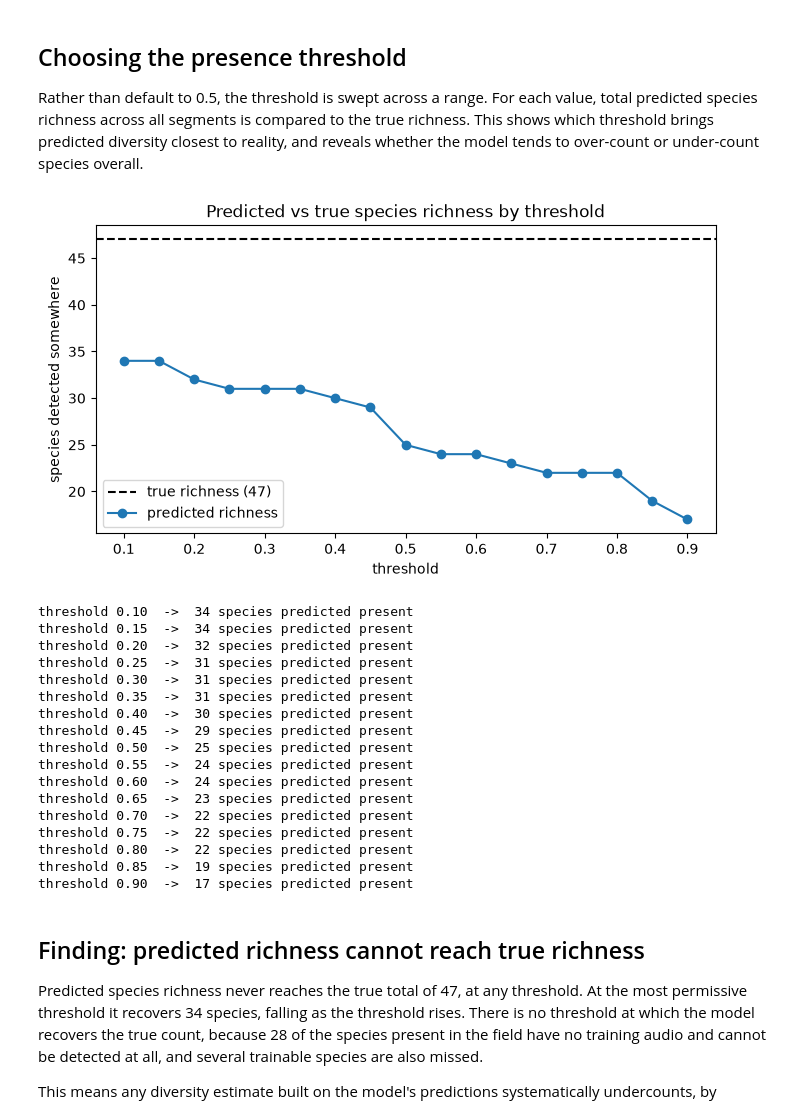
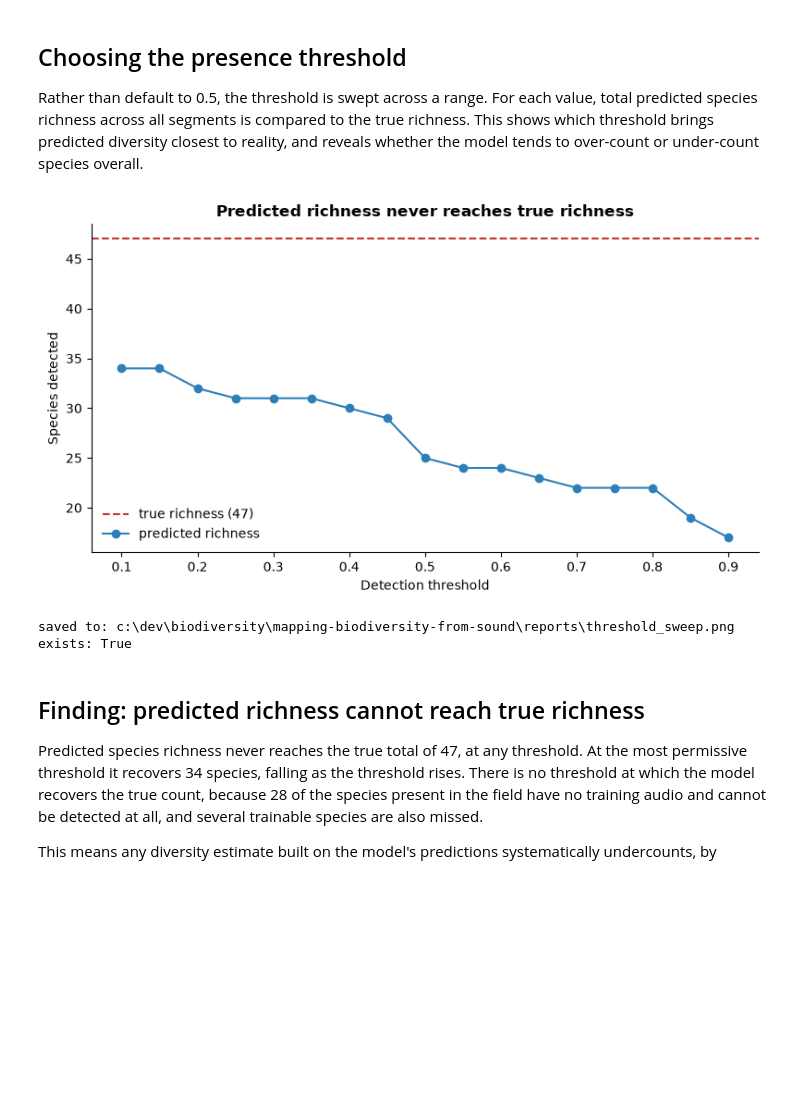
Before and after one commit to Zakguchati/mapping-biodiversity-from-sound, a Jupyter notebook: notebooks/12_diversity_map.ipynb, the cells around one changed output. Saved outputs shown, nothing was run; the diff lists cells and outputs as text; code cells hidden in the pictures; blank space fills up the shorter version.

```diff
--- a/notebooks/12_diversity_map.ipynb
+++ b/notebooks/12_diversity_map.ipynb
@@ -97,42 +94,39 @@ sites: [np.str_('S03'), np.str_('S08'), np.str_('S09'), np.str_('S13'), np.str_(
 
 Rather than default to 0.5, the threshold is swept across a range. For each value, total predicted species richness across all segments is compared to the true richness. This shows which threshold brings predicted diversity closest to reality, and reveals whether the model tends to over-count or under-count species overall.
 # %%
-true_total = (true_Y.sum(axis=0) > 0).sum()   # species truly present anywhere
+from pathlib import Path
+import matplotlib.pyplot as plt
+import numpy as np
 
+# absolute path to the reports folder, regardless of working directory
+REPORTS = Path.cwd()
+while REPORTS.name != 'mapping-biodiversity-from-sound' and REPORTS.parent != REPORTS:
+    REPORTS = REPORTS.parent
+REPORTS = REPORTS / 'reports'
+REPORTS.mkdir(exist_ok=True)
+
+true_total = int((true_Y.sum(axis=0) > 0).sum())
 thresholds = np.arange(0.1, 0.95, 0.05)
-pred_totals = []
-for t in thresholds:
-    present = (pred_prob >= t)
-    pred_totals.append((present.sum(axis=0) > 0).sum())
+pred_totals = [int(((pred_prob >= t).sum(axis=0) > 0).sum()) for t in thresholds]
 
-plt.figure(figsize=(8,4))
-plt.axhline(true_total, color='k', ls='--', label=f'true richness ({true_total})')
-plt.plot(thresholds, pred_totals, marker='o', label='predicted richness')
-plt.xlabel('threshold'); plt.ylabel('species detected somewhere')
-plt.legend(); plt.title('Predicted vs true species richness by threshold')
+fig, ax = plt.subplots(figsize=(8, 4.5))
+ax.axhline(true_total, color='#c0392b', ls='--', lw=1.5, label=f'true richness ({true_total})')
+ax.plot(thresholds, pred_totals, marker='o', color='#2c7fb8', label='predicted richness')
+ax.set_xlabel('Detection threshold'); ax.set_ylabel('Species detected')
+ax.set_title('Predicted richness never reaches true richness', weight='bold')
+ax.spines[['top','right']].set_visible(False)
+ax.legend(frameon=False)
+fig.tight_layout()
+
+out = REPORTS / 'threshold_sweep.png'
+fig.savefig(out, dpi=300, bbox_inches='tight')
 plt.show()
-
-for t, p in zip(thresholds, pred_totals):
-    print(f"threshold {t:.2f}  ->  {p} species predicted present")
+print("saved to:", out)
+print("exists:", out.exists())
 # %% [output]
-[figure, old version]
+[figure, new version]
-threshold 0.10  ->  34 species predicted present
-threshold 0.15  ->  34 species predicted present
-threshold 0.20  ->  32 species predicted present
-threshold 0.25  ->  31 species predicted present
-threshold 0.30  ->  31 species predicted present
-threshold 0.35  ->  31 species predicted present
-threshold 0.40  ->  30 species predicted present
-threshold 0.45  ->  29 species predicted present
-threshold 0.50  ->  25 species predicted present
-threshold 0.55  ->  24 species predicted present
-threshold 0.60  ->  24 species predicted present
-threshold 0.65  ->  23 species predicted present
-threshold 0.70  ->  22 species predicted present
-threshold 0.75  ->  22 species predicted present
-threshold 0.80  ->  22 species predicted present
-threshold 0.85  ->  19 species predicted present
-threshold 0.90  ->  17 species predicted present
+saved to: c:\dev\biodiversity\mapping-biodiversity-from-sound\reports\threshold_sweep.png
+exists: True
 # %% [markdown]
 ## Finding: predicted richness cannot reach true richness
 
```
Also changed, not shown: parts of 4 cells of this notebook, 17 other files.
